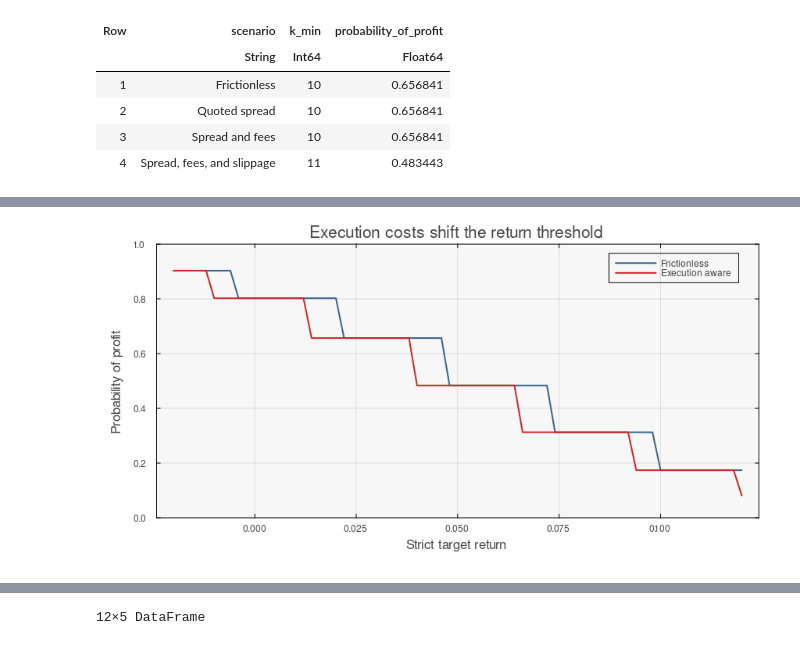
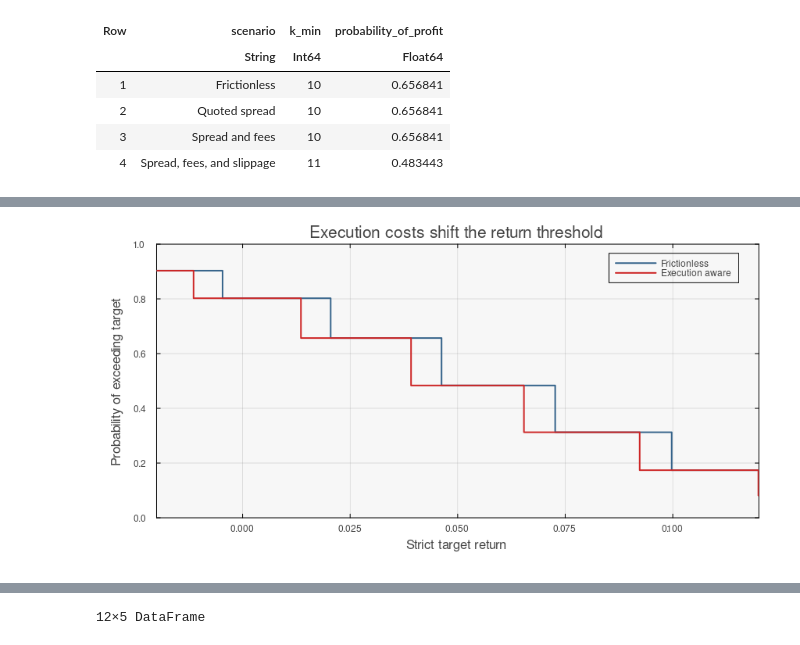
Before and after one commit to varnerlab/CHEME-5660-CourseRepository-Fall-2026, a Jupyter notebook: lectures/week-4/L4a/advanced/execution/CHEME-5660-L4a-Advanced-ExecutionAware-ProbabilityOfProfit-Fall-2026.ipynb, the cells around one changed output, grey strips where cells are left out. Cells and saved outputs as stored; diff of their text form; code cells hidden in the pictures.

Commit message:
Revise L4a execution-aware probability example

```diff
--- a/lectures/week-4/L4a/advanced/execution/CHEME-5660-L4a-Advanced-ExecutionAware-ProbabilityOfProfit-Fall-2026.ipynb
+++ b/lectures/week-4/L4a/advanced/execution/CHEME-5660-L4a-Advanced-ExecutionAware-ProbabilityOfProfit-Fall-2026.ipynb
@@ -261,16 +383,23 @@ component_table = DataFrame(component_rows)
 # %%
-target_grid = collect(range(-0.02, 0.12; length=71))
+# Include every node return in the plotted range so each jump occurs at its threshold.
+target_limits = (-0.02, 0.12)
+node_returns = vcat(frictionless.outcomes.ρ, execution_aware.outcomes.ρ)
+target_grid = sort(unique(vcat(
+    collect(target_limits),
+    filter(ρ -> target_limits[1] <= ρ <= target_limits[2], node_returns),
+)))
 frictionless_curve = [terminal_outcomes(; merge(common, (ρ_star=target,))...).probability_of_profit for target in target_grid]
 execution_curve = [terminal_outcomes(; merge(common, (ρ_star=target,))..., execution...).probability_of_profit for target in target_grid]
 
+# The strict target excludes a node at equality; each step extends to the right.
 plot(
     target_grid, frictionless_curve;
-    color=:steelblue4, label="Frictionless",
-    xlabel="Strict target return", ylabel="Probability of profit",
+    seriestype=:steppost, color=:steelblue4, label="Frictionless",
+    xlabel="Strict target return", ylabel="Probability of exceeding target",
     title="Execution costs shift the return threshold",
-    ylim=(0, 1), yticks=0:0.2:1.0, size=(860, 440),
+    xlim=target_limits, ylim=(0, 1), yticks=0:0.2:1.0, size=(860, 440),
     left_margin=7mm, bottom_margin=7mm,
 )
-plot!(target_grid, execution_curve; color=:firebrick3, label="Execution aware")
+plot!(target_grid, execution_curve; seriestype=:steppost, color=:firebrick3, label="Execution aware")
 # %% [output]
-[figure, old version]
+[figure, new version]
```
Also changed, not shown: parts of 19 cells of this notebook, 4 other files.
